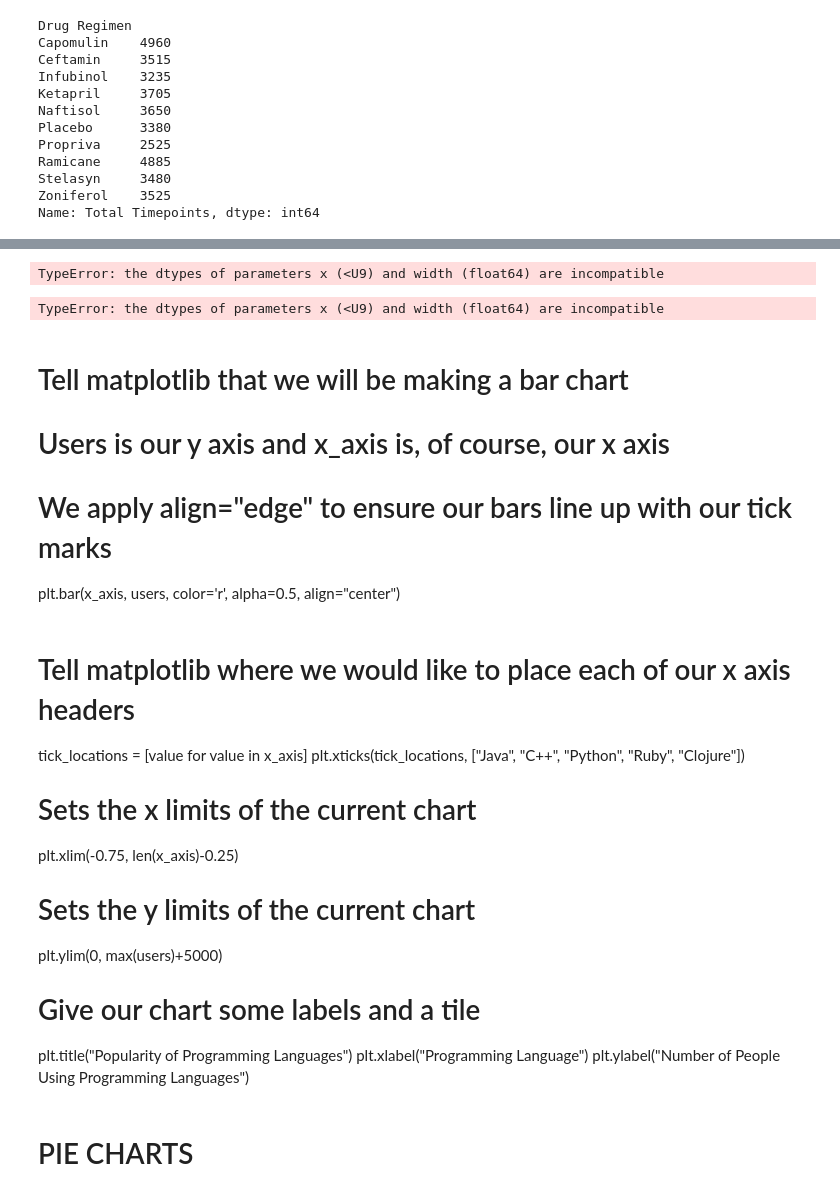
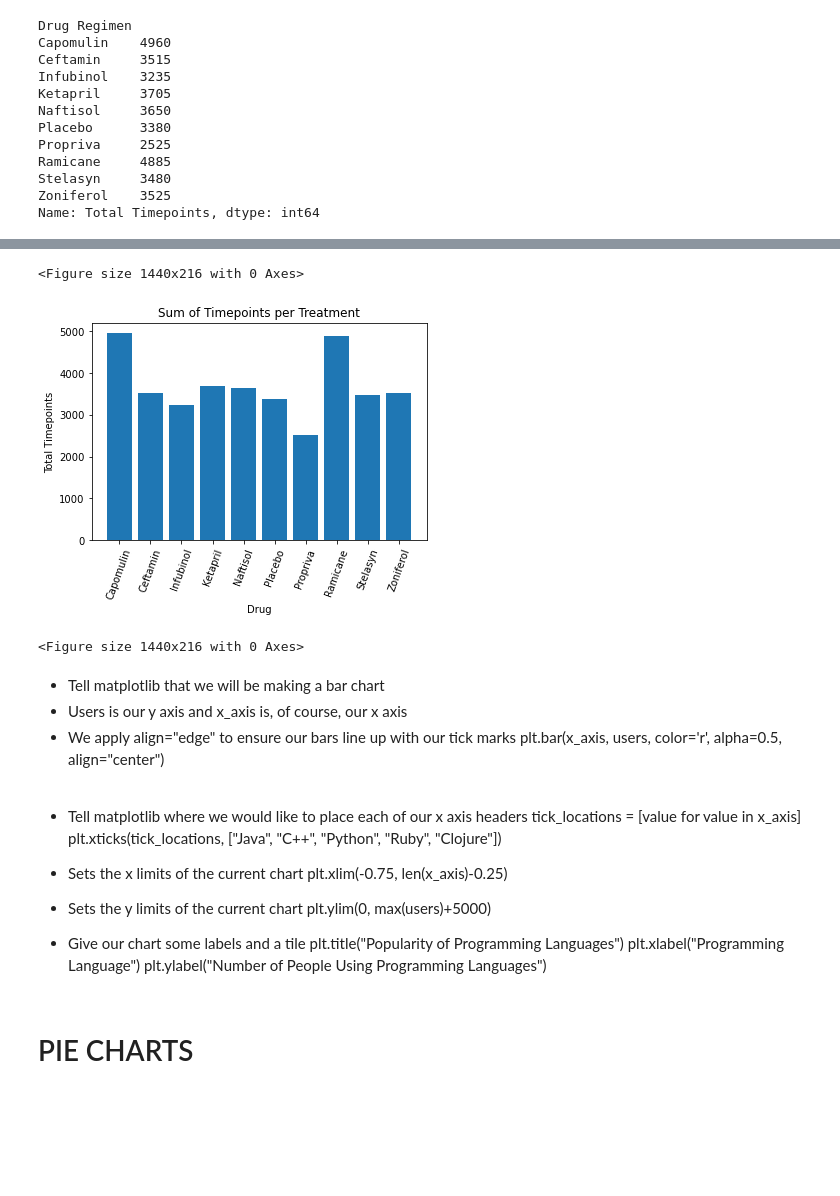
Before and after one commit to juliemcbaker/pymaceuticals, a Jupyter notebook: pymaceuticals_BAKER.ipynb, the cells around one changed output, grey strips where cells are left out. Cells and saved outputs as stored; diff of their text form; code cells hidden in the pictures; blank space fills up the shorter version.

Commit message:
Have a bar graph from matplotlib.

```diff
--- a/pymaceuticals_BAKER.ipynb
+++ b/pymaceuticals_BAKER.ipynb
@@ -391,6 +393,6 @@ drugs
  'Zoniferol']
 # %%
 # pulling from activity Pandas.1.13 folder
-x_axis = [drugs]
+x_axis = drugs
 x_axis
 # %% [output]
@@ -427,7 +427,14 @@ TypeError: can only concatenate list (not "float") to list
-# %%
-plt.bar(x=x_axis, height=y_axis)
-# %% [output]
-TypeError: the dtypes of parameters x (<U9) and width (float64) are incompatible
+# %%
+plt.title('Sum of Timepoints per Treatment Group')
+plt.xlabel('Drug')
+plt.ylabel('Total Timepoints')
+plt.bar(x=x_axis, height=y_axis)
+plt.xticks(x_axis, rotation=70)
+plt.figure(figsize=(20,3))
+# %% [output]
+<Figure size 1440x216 with 0 Axes>
+[figure, added]
+<Figure size 1440x216 with 0 Axes>
 # %%
 # pulling from activity Pandas.1.13 folder
 # Create a list indicating where to write x labels and set figure size to adjust for space
@@ -435,27 +442,25 @@ plt.figure(figsize=(20,3))
 plt.bar(x_axis, plot1_df)
 #, color='r', alpha=0.5, align="edge")
 plt.xticks(tick_locations, plot1_df[1])
-# %% [output]
-TypeError: the dtypes of parameters x (<U9) and width (float64) are incompatible
 # %% [markdown]
-# Tell matplotlib that we will be making a bar chart
-# Users is our y axis and x_axis is, of course, our x axis
-# We apply align="edge" to ensure our bars line up with our tick marks
+* Tell matplotlib that we will be making a bar chart
+* Users is our y axis and x_axis is, of course, our x axis
+* We apply align="edge" to ensure our bars line up with our tick marks
 plt.bar(x_axis, users, color='r', alpha=0.5, align="center")
 # %%
 # plot1 in matplotlib
 # %% [markdown]
-# Tell matplotlib where we would like to place each of our x axis headers
+* Tell matplotlib where we would like to place each of our x axis headers
 tick_locations = [value for value in x_axis]
 plt.xticks(tick_locations, ["Java", "C++", "Python", "Ruby", "Clojure"])
 
-# Sets the x limits of the current chart
+* Sets the x limits of the current chart
 plt.xlim(-0.75, len(x_axis)-0.25)
 
-# Sets the y limits of the current chart
+* Sets the y limits of the current chart
 plt.ylim(0, max(users)+5000)
 
-# Give our chart some labels and a tile
+* Give our chart some labels and a tile
 plt.title("Popularity of Programming Languages")
 plt.xlabel("Programming Language")
 plt.ylabel("Number of People Using Programming Languages")
```
Also changed, not shown: parts of 24 cells of this notebook.
